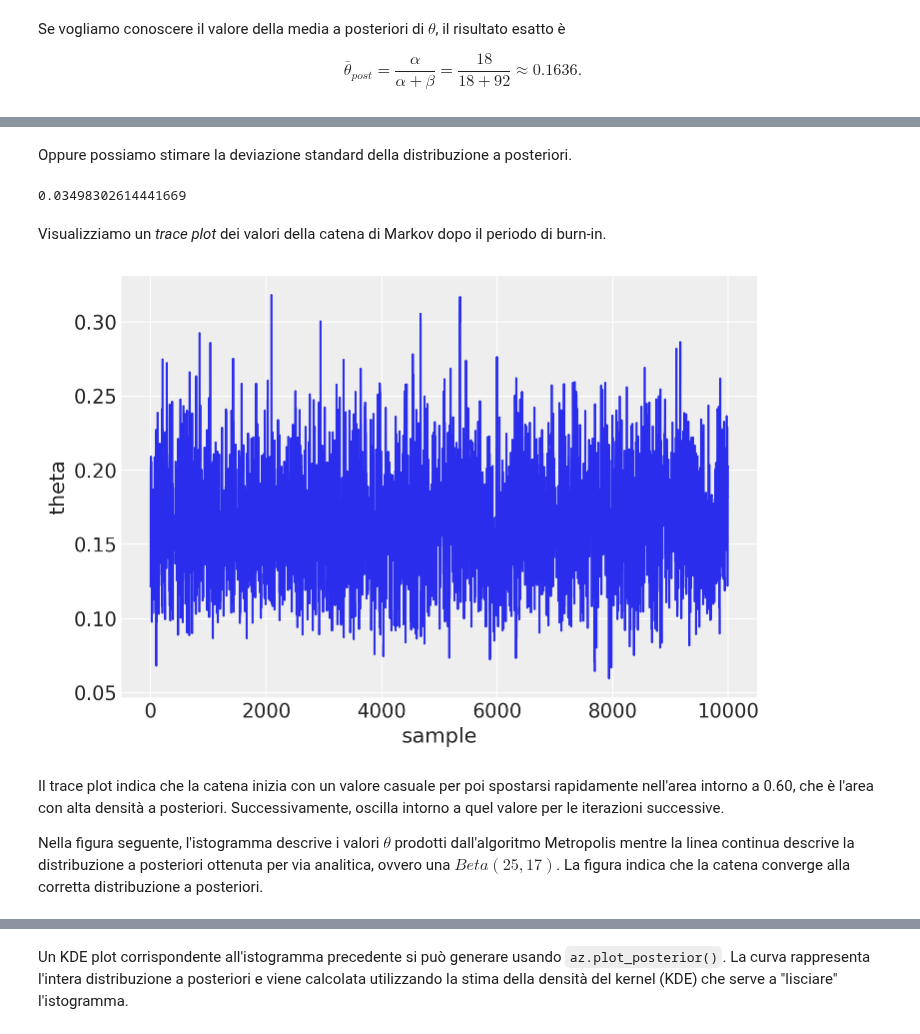
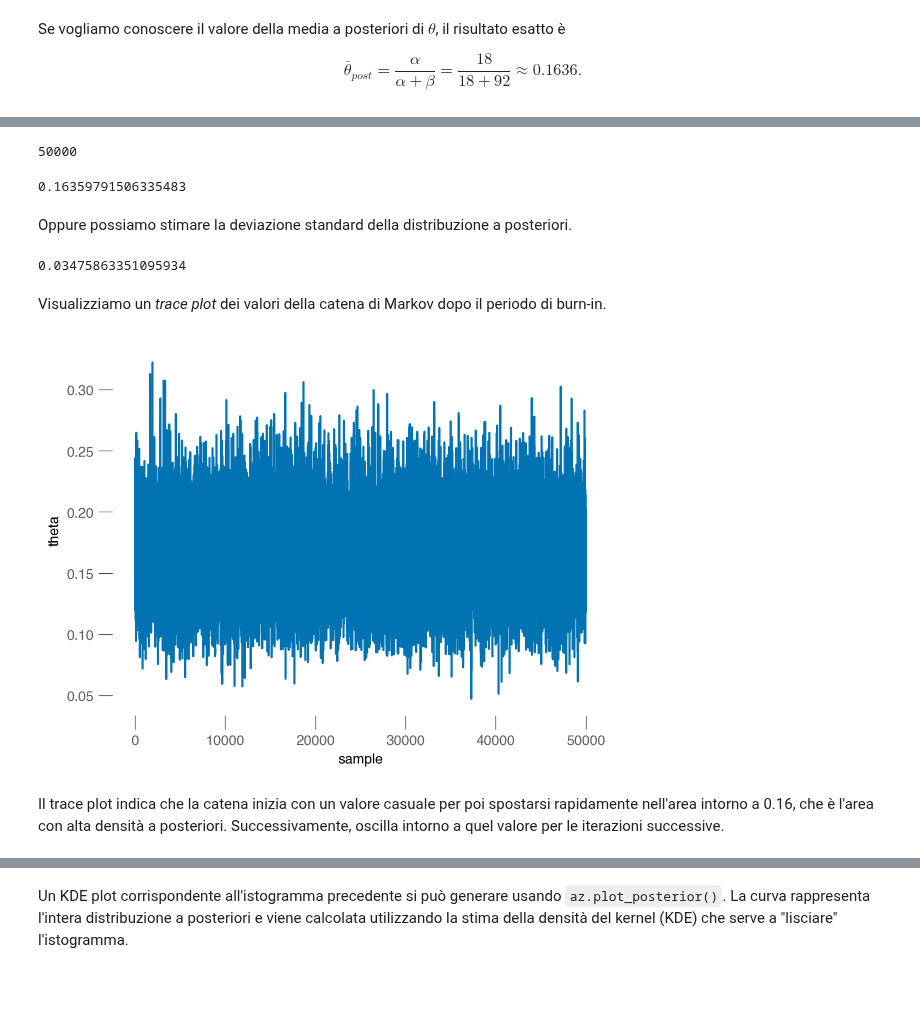
Before and after one commit to ccaudek/ds4psy, a Jupyter notebook: chapter_4/10_metropolis.ipynb, the cells around one changed output, grey strips where cells are left out. Cells and saved outputs as stored; diff of their text form; code cells hidden in the pictures; blank space fills up the shorter version.

Commit message:
updated metropolis for gaussian sampling

```diff
--- a/chapter_4/10_metropolis.ipynb
+++ b/chapter_4/10_metropolis.ipynb
@@ -284,0 +483,3 @@ np.mean(posterior[10001:20000])
+# %%
+def posterior(p):
+    return likelihood(p) * prior(p)
@@ -284,0 +498,20 @@ np.mean(posterior[10001:20000])
+# %%
+def metropolis_v2(p, qdraw, nsamp, xinit):
+    samples = np.empty(nsamp)
+    x_prev = xinit
+    for i in range(nsamp):
+        x_star = qdraw(x_prev)
+        # Check that x_star is within the support of the prior and likelihood
+        if 0 <= x_star <= 1:
+            p_star = p(x_star)
+            p_prev = p(x_prev)
+            pdfratio = p_star / p_prev if p_prev > 0 else 1
+
+            if np.random.uniform() < min(1, pdfratio):
+                samples[i] = x_star
+                x_prev = x_star
+            else:
+                samples[i] = x_prev
+        else:
+            samples[i] = x_prev  # reject automatically if outside support
+    return samples
@@ -284,0 +535,3 @@ np.mean(posterior[10001:20000])
+# %%
+# Perform Metropolis sampling
+samps = metropolis_v2(posterior, lambda x: gaussprop(x, sigma=0.05), n_samples, init_state)
@@ -285,19 +556,26 @@ np.mean(posterior[10001:20000])
+# %%
+burnin = int(n_samples * 0.5)
+burnin
+# %% [output]
+50000
+# %%
+np.mean(samps[burnin:])
+# %% [output]
+0.16359791506335483
 # %% [markdown]
 Oppure possiamo stimare la deviazione standard della distribuzione a posteriori.
-# %%
-np.std(posterior[10001:20000])
-# %% [output]
-0.03498302614441669
+# %%
+np.std(samps[burnin:])
+# %% [output]
+0.03475863351095934
 # %% [markdown]
 Visualizziamo un *trace plot* dei valori della catena di Markov dopo il periodo di burn-in.
 # %%
-plt.plot(posterior[10001:20000])
+plt.plot(samps[burnin:])
 plt.xlabel("sample")
 plt.ylabel("theta")
 plt.show()
 # %% [output]
-[figure, old version]
+[figure, new version]
 # %% [markdown]
-Il trace plot indica che la catena inizia con un valore casuale per poi spostarsi rapidamente nell'area intorno a 0.60, che è l'area con alta densità a posteriori. Successivamente, oscilla intorno a quel valore per le iterazioni successive.
-
-Nella figura seguente, l'istogramma descrive i valori $\theta$ prodotti dall'algoritmo Metropolis mentre la linea continua descrive la distribuzione a posteriori ottenuta per via analitica, ovvero una $Beta(25, 17)$. La figura indica che la catena converge alla corretta distribuzione a posteriori.
+Il trace plot indica che la catena inizia con un valore casuale per poi spostarsi rapidamente nell'area intorno a 0.16, che è l'area con alta densità a posteriori. Successivamente, oscilla intorno a quel valore per le iterazioni successive.
```
Also changed, not shown: parts of 68 cells of this notebook, 16 other files.
